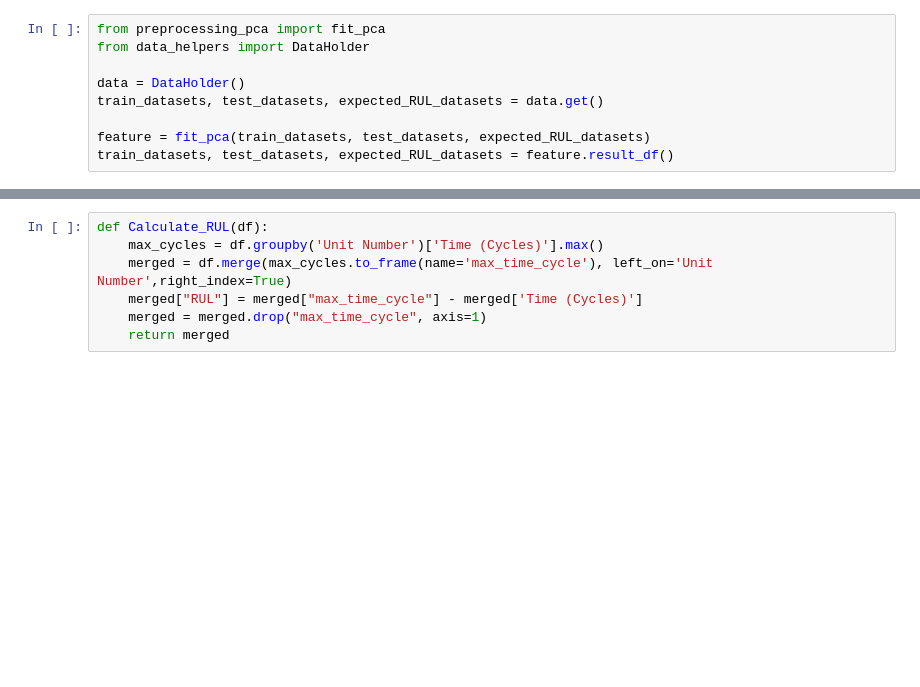
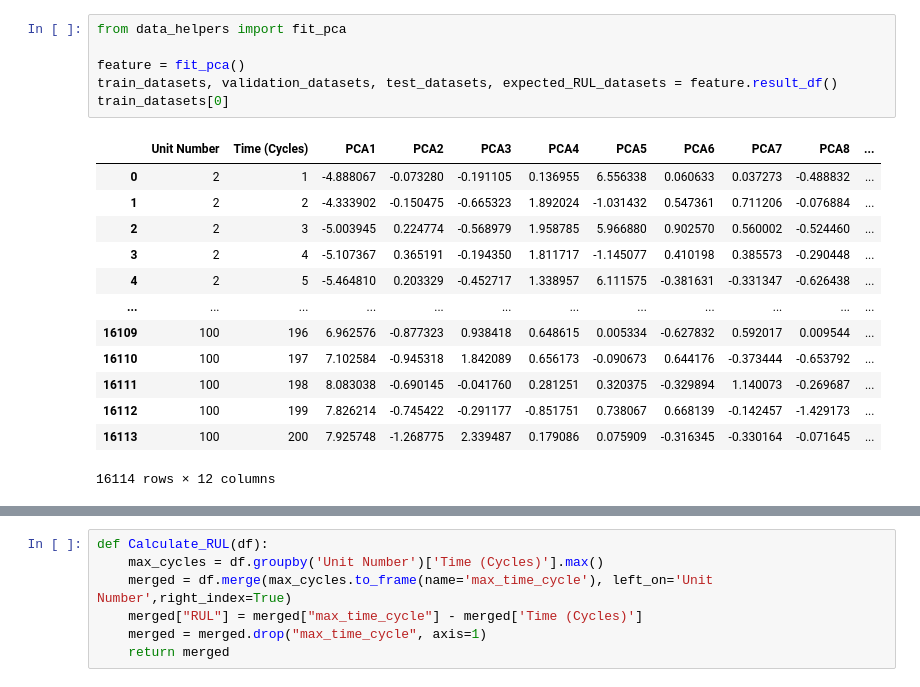
Before and after one commit to Lydia2000/MDS-Term-project, a Jupyter notebook: test.ipynb, the cells around one changed output, grey strips where cells are left out. Saved outputs shown, nothing was run; the diff lists cells and outputs as text; blank space fills up the shorter version.

```diff
--- a/test.ipynb
+++ b/test.ipynb
@@ -1,9 +1,20 @@
 # %%
-from preprocessing_pca import fit_pca
-from data_helpers import DataHolder
+from data_helpers import fit_pca
 
-data = DataHolder()
-train_datasets, test_datasets, expected_RUL_datasets = data.get()
-
-feature = fit_pca(train_datasets, test_datasets, expected_RUL_datasets)
-train_datasets, test_datasets, expected_RUL_datasets = feature.result_df()
+feature = fit_pca()
+train_datasets, validation_datasets, test_datasets, expected_RUL_datasets = feature.result_df()
+train_datasets[0]
+# %% [output]
+|  | Unit Number | Time (Cycles) | PCA1 | PCA2 | PCA3 | PCA4 | PCA5 | PCA6 | PCA7 | PCA8 | ... |
+| 0 | 2 | 1 | -4.888067 | -0.073280 | -0.191105 | 0.136955 | 6.556338 | 0.060633 | 0.037273 | -0.488832 | ... |
+| 1 | 2 | 2 | -4.333902 | -0.150475 | -0.665323 | 1.892024 | -1.031432 | 0.547361 | 0.711206 | -0.076884 | ... |
+| 2 | 2 | 3 | -5.003945 | 0.224774 | -0.568979 | 1.958785 | 5.966880 | 0.902570 | 0.560002 | -0.524460 | ... |
+| 3 | 2 | 4 | -5.107367 | 0.365191 | -0.194350 | 1.811717 | -1.145077 | 0.410198 | 0.385573 | -0.290448 | ... |
+| 4 | 2 | 5 | -5.464810 | 0.203329 | -0.452717 | 1.338957 | 6.111575 | -0.381631 | -0.331347 | -0.626438 | ... |
+| ... | ... | ... | ... | ... | ... | ... | ... | ... | ... | ... | ... |
+| 16109 | 100 | 196 | 6.962576 | -0.877323 | 0.938418 | 0.648615 | 0.005334 | -0.627832 | 0.592017 | 0.009544 | ... |
+| 16110 | 100 | 197 | 7.102584 | -0.945318 | 1.842089 | 0.656173 | -0.090673 | 0.644176 | -0.373444 | -0.653792 | ... |
+| 16111 | 100 | 198 | 8.083038 | -0.690145 | -0.041760 | 0.281251 | 0.320375 | -0.329894 | 1.140073 | -0.269687 | ... |
+| 16112 | 100 | 199 | 7.826214 | -0.745422 | -0.291177 | -0.851751 | 0.738067 | 0.668139 | -0.142457 | -1.429173 | ... |
+| 16113 | 100 | 200 | 7.925748 | -1.268775 | 2.339487 | 0.179086 | 0.075909 | -0.316345 | -0.330164 | -0.071645 | ... |
+16114 rows × 12 columns
```
Also changed, not shown: parts of 7 cells of this notebook.
